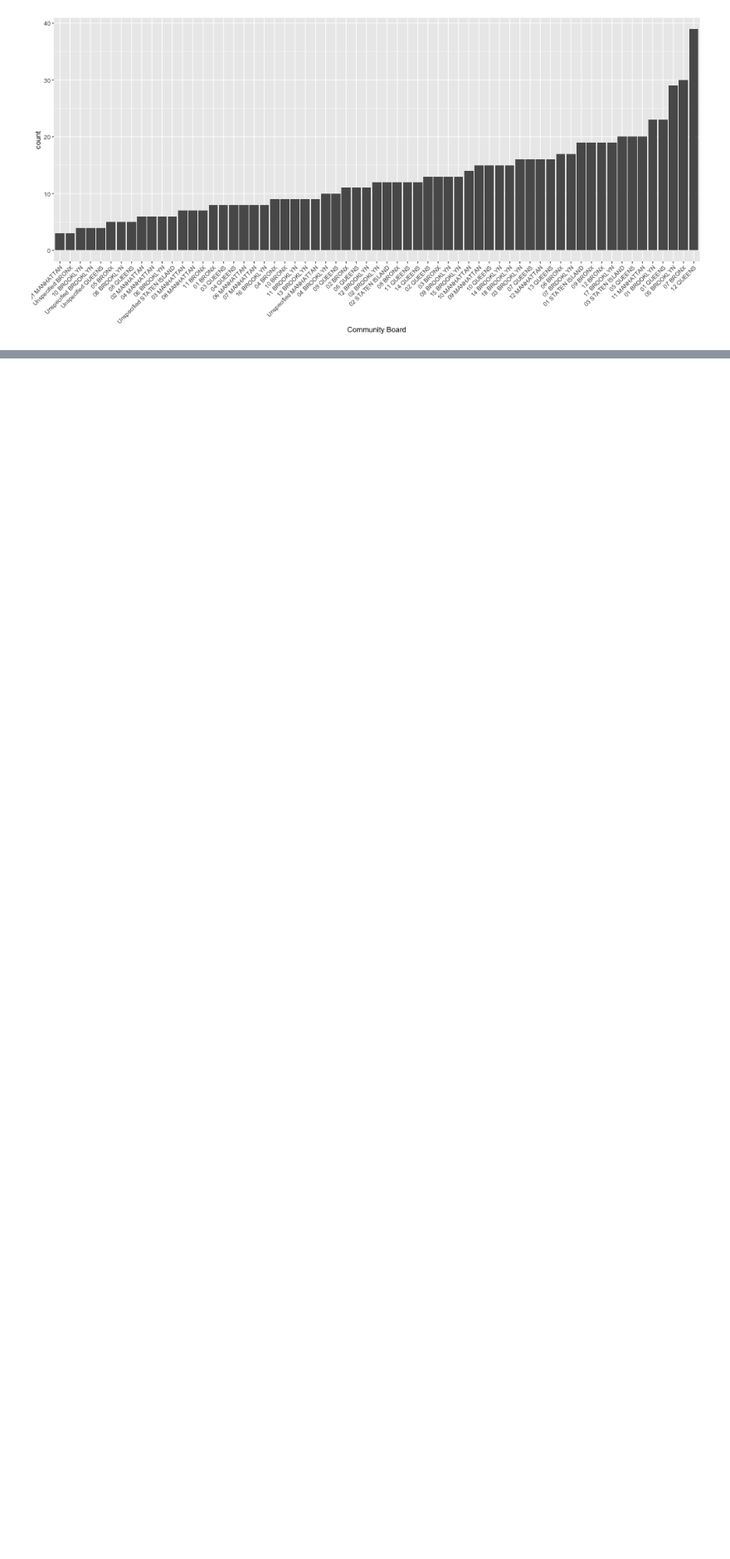
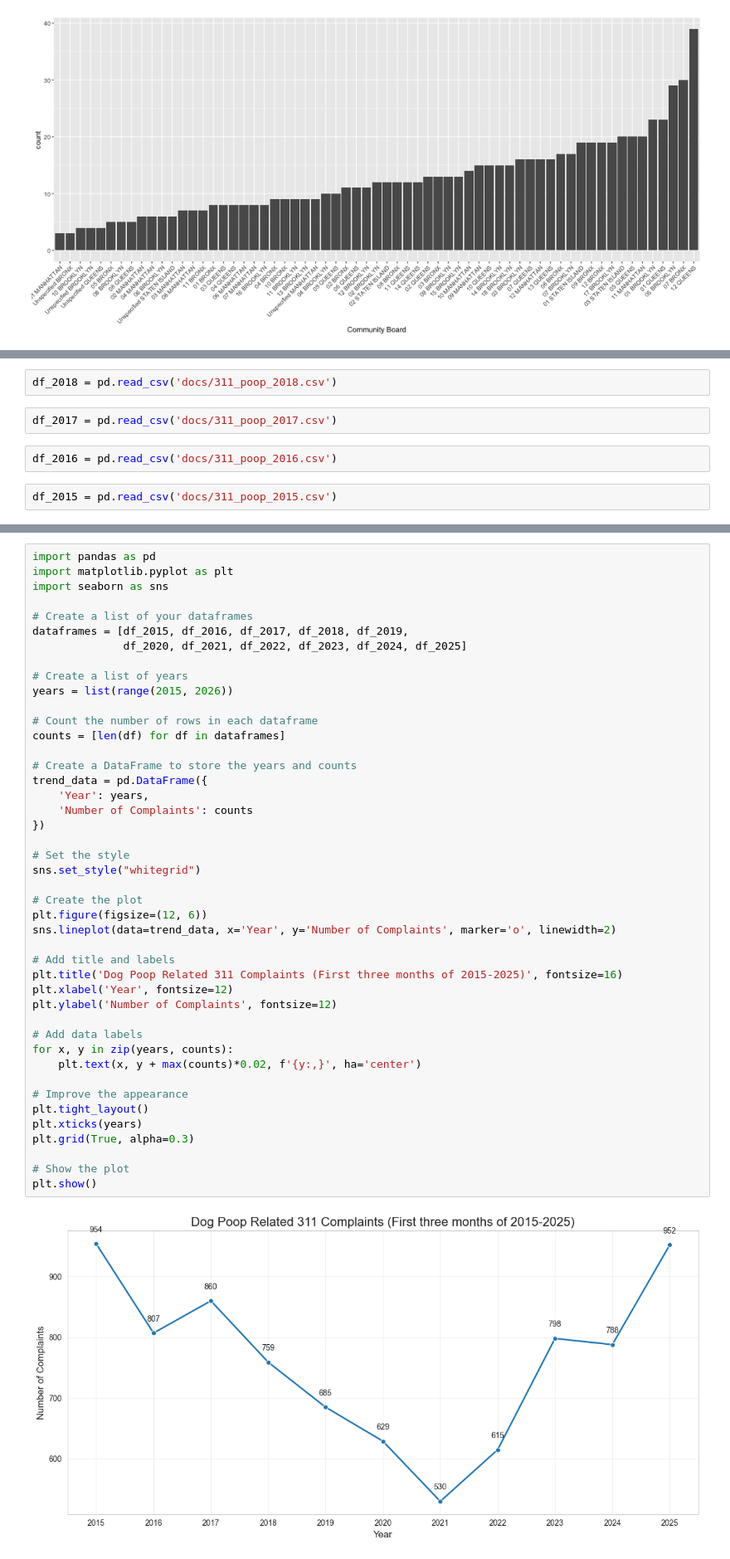
Before and after one commit to tiff-xwang/Dog-Waste-Problem, a Jupyter notebook: dog_waste.ipynb, the cells around one changed output, grey strips where cells are left out. Shown at 83% size. Cells and saved outputs as stored; diff of their text form; blank space fills up the shorter version.

```diff
--- a/dog_waste.ipynb
+++ b/dog_waste.ipynb
@@ -347,0 +540,8 @@ ggplot(df_2024, aes(x=`Community Board`)) +
+# %%
+df_2018 = pd.read_csv('docs/311_poop_2018.csv')
+# %%
+df_2017 = pd.read_csv('docs/311_poop_2017.csv')
+# %%
+df_2016 = pd.read_csv('docs/311_poop_2016.csv')
+# %%
+df_2015 = pd.read_csv('docs/311_poop_2015.csv')
@@ -347,0 +568,46 @@ ggplot(df_2024, aes(x=`Community Board`)) +
+# %%
+import pandas as pd
+import matplotlib.pyplot as plt
+import seaborn as sns
+
+# Create a list of your dataframes
+dataframes = [df_2015, df_2016, df_2017, df_2018, df_2019,
+              df_2020, df_2021, df_2022, df_2023, df_2024, df_2025]
+
+# Create a list of years
+years = list(range(2015, 2026))
+
+# Count the number of rows in each dataframe
+counts = [len(df) for df in dataframes]
+
+# Create a DataFrame to store the years and counts
+trend_data = pd.DataFrame({
+    'Year': years,
+    'Number of Complaints': counts
+})
+
+# Set the style
+sns.set_style("whitegrid")
+
+# Create the plot
+plt.figure(figsize=(12, 6))
+sns.lineplot(data=trend_data, x='Year', y='Number of Complaints', marker='o', linewidth=2)
+
+# Add title and labels
+plt.title('Dog Poop Related 311 Complaints (First three months of 2015-2025)', fontsize=16)
+plt.xlabel('Year', fontsize=12)
+plt.ylabel('Number of Complaints', fontsize=12)
+
+# Add data labels
+for x, y in zip(years, counts):
+    plt.text(x, y + max(counts)*0.02, f'{y:,}', ha='center')
+
+# Improve the appearance
+plt.tight_layout()
+plt.xticks(years)
+plt.grid(True, alpha=0.3)
+
+# Show the plot
+plt.show()
+# %% [output]
+[figure, added]
```
Also changed, not shown: parts of 23 cells of this notebook, 14 other files.
